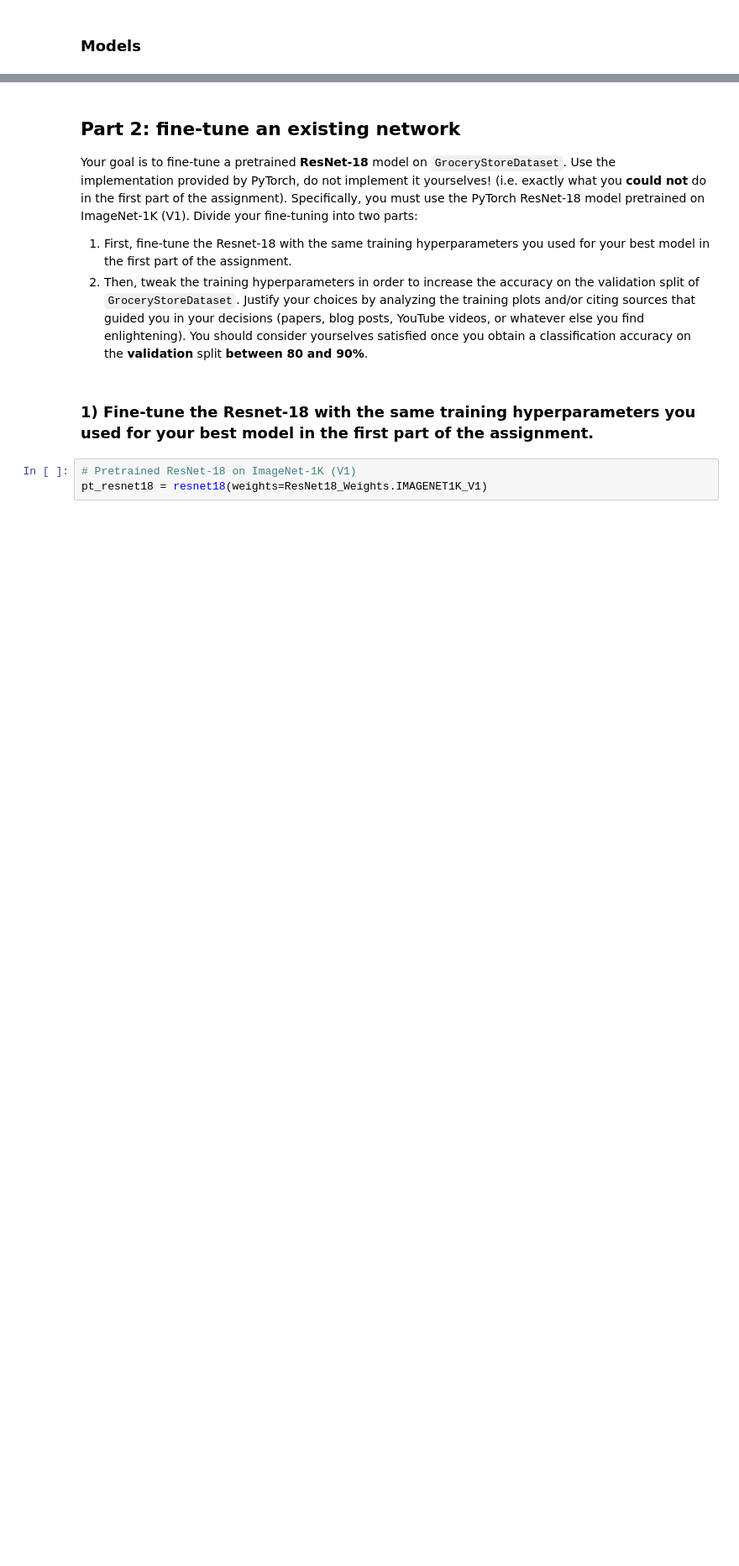
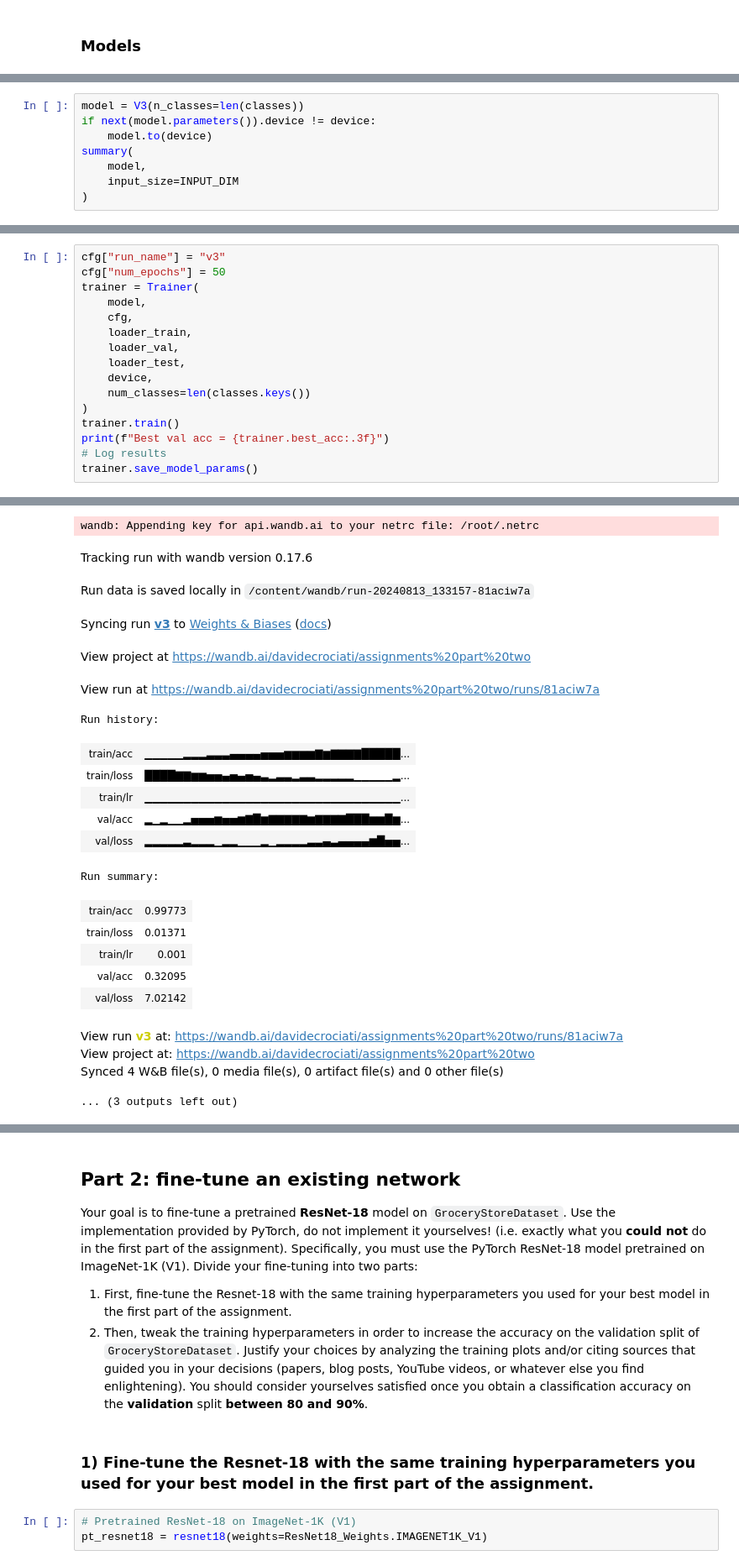
Before and after one commit to davidesonno/multiple-products-recognition, a Jupyter notebook: part_two/assignment2.ipynb, the cells around one changed output, grey strips where cells are left out. Shown at 84% size. Saved outputs shown, nothing was run; the diff lists cells and outputs as text; blank space fills up the shorter version.

```diff
--- a/part_two/assignment2.ipynb
+++ b/part_two/assignment2.ipynb
@@ -1390,0 +785,8 @@ Best val acc = 0.368
+# %%
+model = V3(n_classes=len(classes))
+if next(model.parameters()).device != device:
+    model.to(device)
+summary(
+    model,
+    input_size=INPUT_DIM
+)
@@ -1390,0 +811,17 @@ Best val acc = 0.368
+# %%
+cfg["run_name"] = "v3"
+cfg["num_epochs"] = 50
+trainer = Trainer(
+    model,
+    cfg,
+    loader_train,
+    loader_val,
+    loader_test,
+    device,
+    num_classes=len(classes.keys())
+)
+trainer.train()
+print(f"Best val acc = {trainer.best_acc:.3f}")
+# Log results
+trainer.save_model_params()
+# %% [output]
@@ -1390,0 +829,22 @@ Best val acc = 0.368
+wandb: Appending key for api.wandb.ai to your netrc file: /root/.netrc
+Tracking run with wandb version 0.17.6
+Run data is saved locally in /content/wandb/run-20240813_133157-81aciw7a
+Syncing run v3 to Weights & Biases (docs)
+View project at https://wandb.ai/davidecrociati/assignments%20part%20two
+View run at https://wandb.ai/davidecrociati/assignments%20part%20two/runs/81aciw7a
+Run history:
+| train/acc | ▁▁▁▁▁▂▂▂▃▃▃▄▄▄▄▅▅▅▆▆▆▆▇▆▇▇▇▇█████... |
+| train/loss | ████▇▇▆▆▅▅▄▅▄▅▄▃▂▃▃▂▃▃▂▂▂▂▂▁▁▁▁▁▂... |
+| train/lr | ▁▁▁▁▁▁▁▁▁▁▁▁▁▁▁▁▁▁▁▁▁▁▁▁▁▁▁▁▁▁▁▁▁... |
+| val/acc | ▂▁▂▁▁▂▅▅▅▆▅▅▆▇█▆▇▇▇▇▇▆▇▇▇▇███▆▆█▆... |
+| val/loss | ▂▂▂▂▂▃▂▂▂▁▂▂▁▁▁▂▁▂▂▂▂▃▃▄▃▄▄▄▄▆█▅▅... |
+Run summary:
+| train/acc | 0.99773 |
+| train/loss | 0.01371 |
+| train/lr | 0.001 |
+| val/acc | 0.32095 |
+| val/loss | 7.02142 |
+View run v3 at: https://wandb.ai/davidecrociati/assignments%20part%20two/runs/81aciw7a
+View project at: https://wandb.ai/davidecrociati/assignments%20part%20two
+Synced 4 W&B file(s), 0 media file(s), 0 artifact file(s) and 0 other file(s)
+... (3 outputs left out)
```
Also changed, not shown: parts of 65 cells of this notebook.
